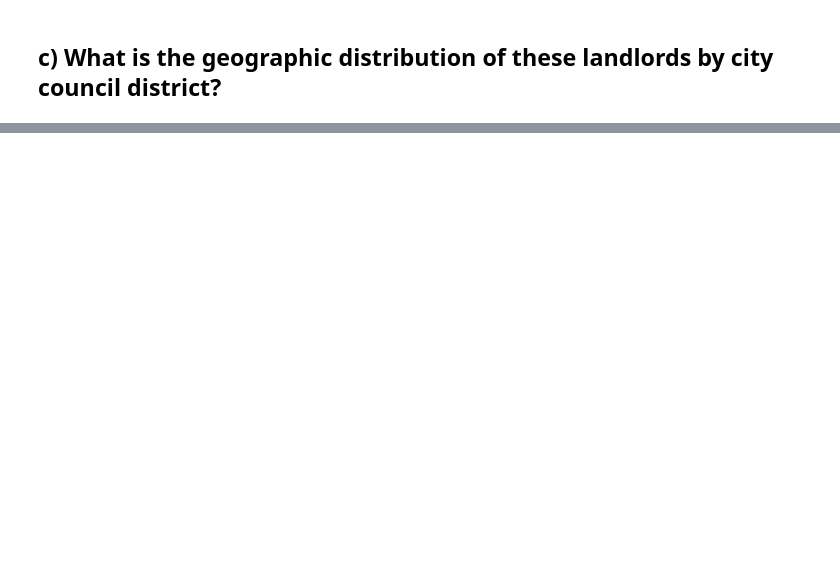
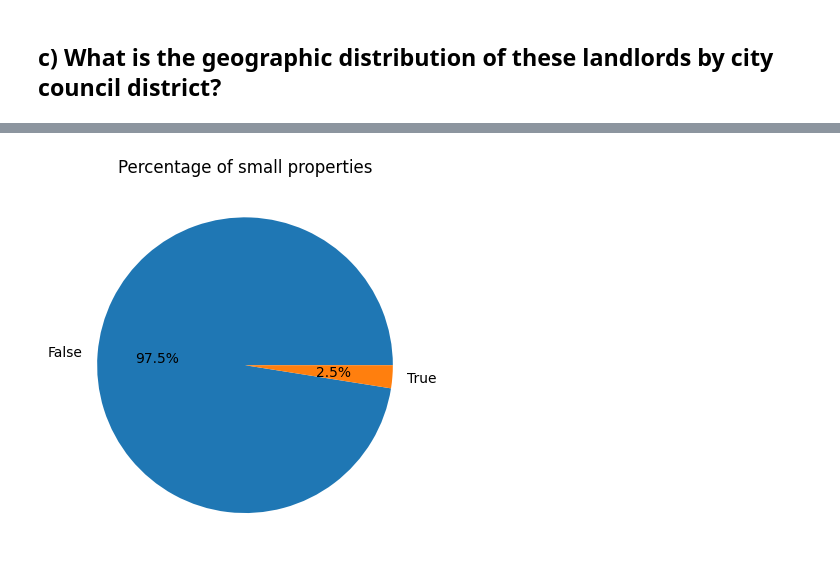
Before and after one commit to BU-Spark/ds-councilor-louijeune-small-landlord, a Jupyter notebook: fall22-team-4/src/3_questions.ipynb, the cells around one changed output, grey strips where cells are left out. Drawn from its saved outputs; the diff is of its cells as text; code cells hidden in the pictures; blank space fills up the shorter version.

```diff
--- a/fall22-team-4/src/3_questions.ipynb
+++ b/fall22-team-4/src/3_questions.ipynb
@@ -104,0 +138,10 @@ distribution
+# %%
+# Get small properties
+small = affordable_housing[affordable_housing["RES_UNITS"] <= 6]
+
+# Plot percentage of small properties
+plt.pie((affordable_housing["RES_UNITS"] <= 6).value_counts(), labels=["False", "True"], autopct='%1.1f%%')
+plt.title("Percentage of small properties")
+plt.show()
+# %% [output]
+[figure, added]
```
Also changed, not shown: parts of 5 cells of this notebook.
